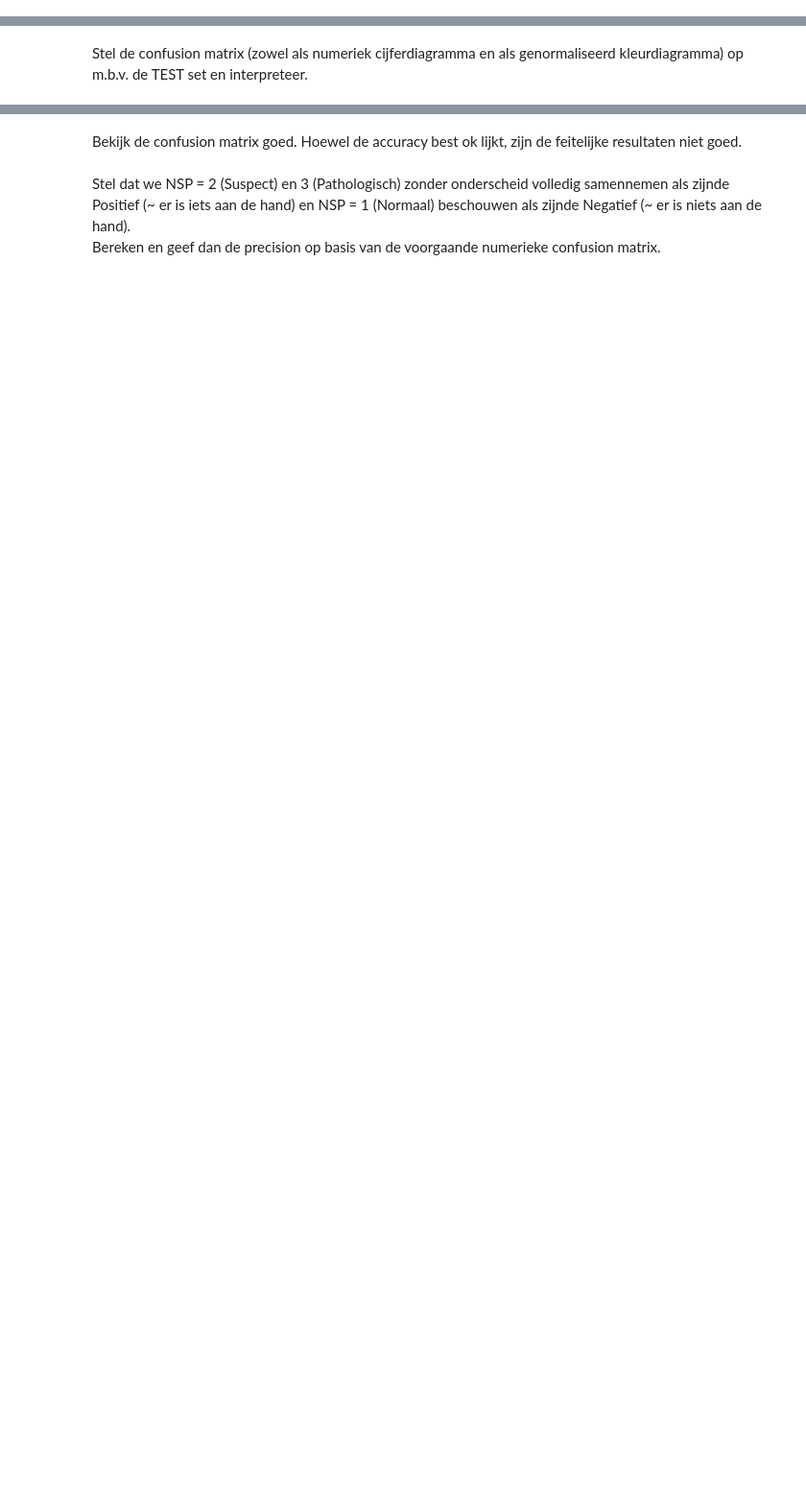
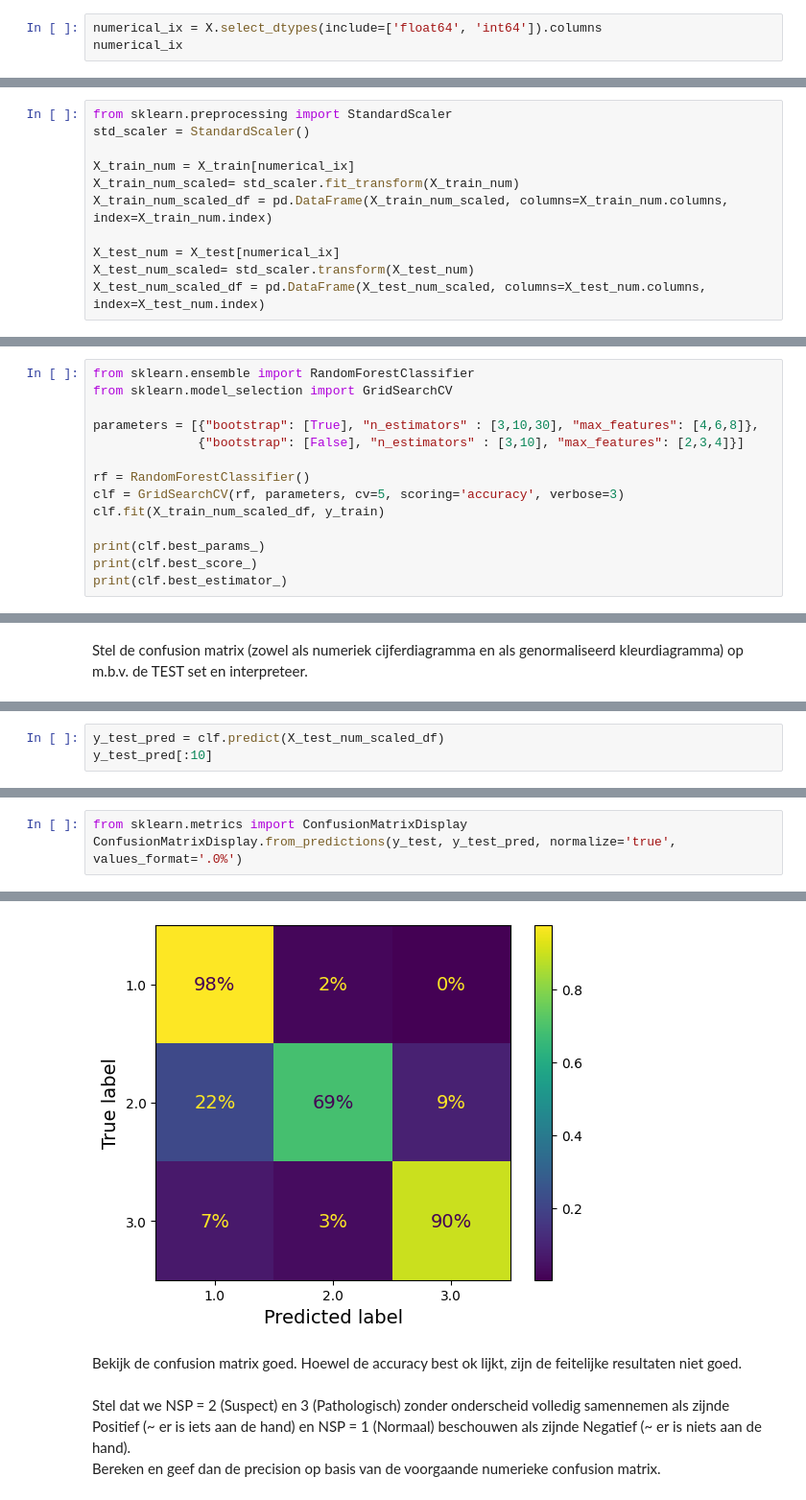
Before and after one commit to HOGENT-ML/course, a Jupyter notebook: 320-exercise_heart.ipynb, the cells around one changed output, grey strips where cells are left out. Shown at 96% size. Saved outputs shown, nothing was run; the diff lists cells and outputs as text; blank space fills up the shorter version.

```diff
--- a/320-exercise_heart.ipynb
+++ b/320-exercise_heart.ipynb
@@ -131,0 +135,3 @@ Index(['LB', 'AC', 'FM', 'UC', 'DL', 'DS', 'DP', 'ASTV', 'MSTV', 'ALTV',
+# %%
+numerical_ix = X.select_dtypes(include=['float64', 'int64']).columns
+numerical_ix
@@ -168,0 +152,11 @@ Standardiseer de waarden in de numerieke kolommen.
+# %%
+from sklearn.preprocessing import StandardScaler
+std_scaler = StandardScaler()
+
+X_train_num = X_train[numerical_ix]
+X_train_num_scaled= std_scaler.fit_transform(X_train_num)
+X_train_num_scaled_df = pd.DataFrame(X_train_num_scaled, columns=X_train_num.columns, index=X_train_num.index)
+
+X_test_num = X_test[numerical_ix]
+X_test_num_scaled= std_scaler.transform(X_test_num)
+X_test_num_scaled_df = pd.DataFrame(X_test_num_scaled, columns=X_test_num.columns, index=X_test_num.index)
@@ -182,0 +189,14 @@ best score = 0.9364705882352942
+# %%
+from sklearn.ensemble import RandomForestClassifier
+from sklearn.model_selection import GridSearchCV
+
+parameters = [{"bootstrap": [True], "n_estimators" : [3,10,30], "max_features": [4,6,8]},
+              {"bootstrap": [False], "n_estimators" : [3,10], "max_features": [2,3,4]}]
+
+rf = RandomForestClassifier()
+clf = GridSearchCV(rf, parameters, cv=5, scoring='accuracy', verbose=3)
+clf.fit(X_train_num_scaled_df, y_train)
+
+print(clf.best_params_)
+print(clf.best_score_)
+print(clf.best_estimator_)
@@ -211,0 +223,3 @@ array([[327,   4,   2],
+# %%
+y_test_pred = clf.predict(X_test_num_scaled_df)
+y_test_pred[:10]
@@ -211,0 +236,4 @@ array([[327,   4,   2],
+# %%
+from sklearn.metrics import ConfusionMatrixDisplay
+ConfusionMatrixDisplay.from_predictions(y_test, y_test_pred, normalize='true', values_format='.0%')
+# %% [output]
@@ -212,3 +241,4 @@ array([[327,   4,   2],
+[figure, added]
 # %% [markdown]
 Bekijk de confusion matrix goed. Hoewel de accuracy best ok lijkt, zijn de feitelijke resultaten niet goed.
 # %% [markdown]
```
Also changed, not shown: parts of 42 cells of this notebook.
